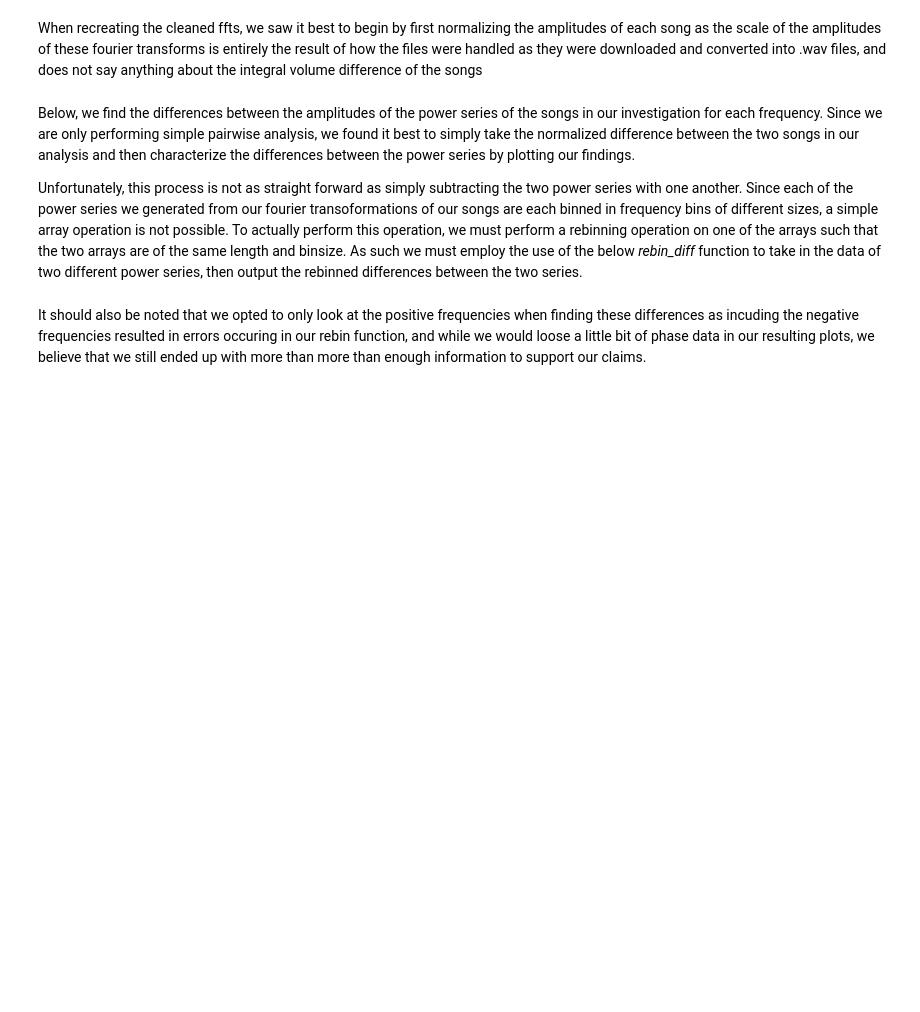
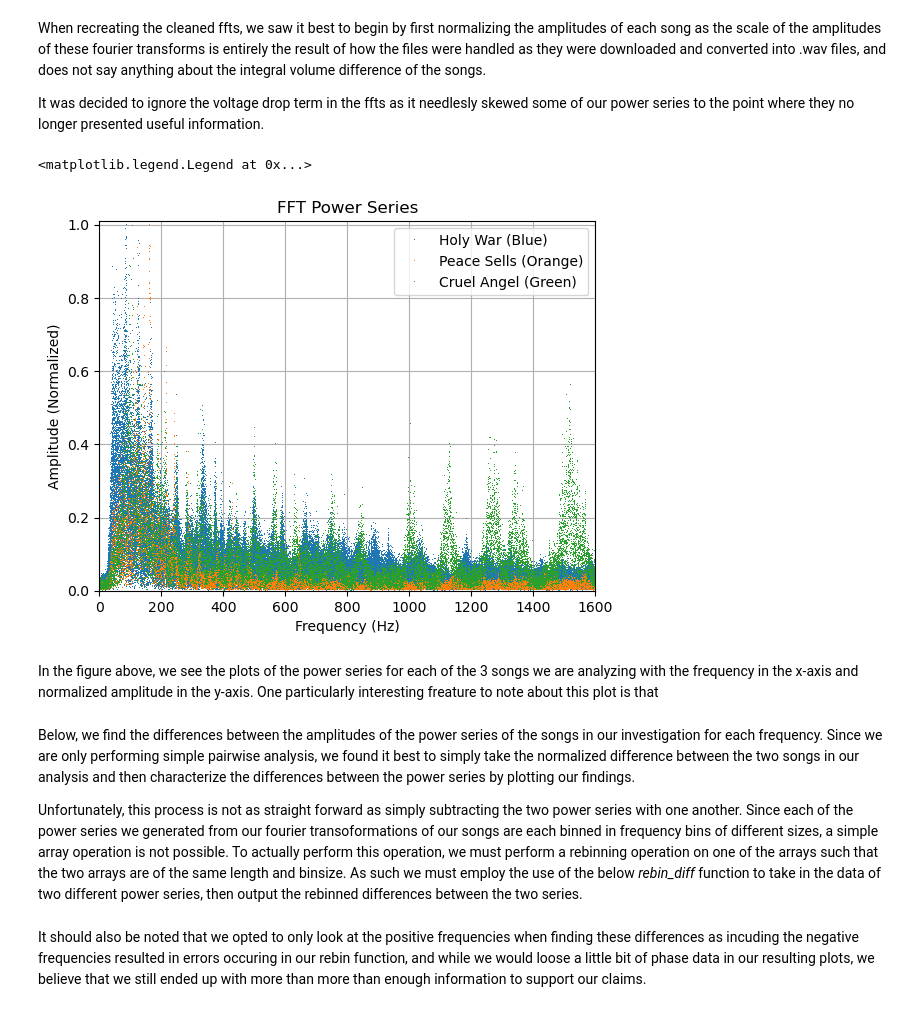
Before and after one commit to coldmayo/Megadeth-Analysis, a Jupyter notebook: ppw_analysis.ipynb, the cells around one changed output. Cells and saved outputs as stored; diff of their text form; code cells hidden in the pictures; blank space fills up the shorter version.

```diff
--- a/ppw_analysis.ipynb
+++ b/ppw_analysis.ipynb
@@ -64,5 +66,7 @@ hw_cleaned_fft = (2/hw_N)*fft(hw_intro)
 
 cat_cleaned_fft = (2/cat_N)*fft(cat_intro)
 # %% [markdown]
-When recreating the cleaned ffts, we saw it best to begin by first normalizing the amplitudes of each song as the scale of the amplitudes of these fourier transforms is entirely the result of how the files were handled as they were downloaded and converted into .wav files, and does not say anything about the integral volume difference of the songs
+When recreating the cleaned ffts, we saw it best to begin by first normalizing the amplitudes of each song as the scale of the amplitudes of these fourier transforms is entirely the result of how the files were handled as they were downloaded and converted into .wav files, and does not say anything about the integral volume difference of the songs.
+
+It was decided to ignore the voltage drop term in the ffts as it needlesly skewed some of our power series to the point where they no longer presented useful information.
 # %%
@@ -74,3 +83,23 @@ cat_norm_fft = cat_cleaned_fft/np.max(cat_cleaned_fft)
+# %%
+# due to a very strange error in the cleaning function, we must make sure to redefine our
+# cat_N variable based on the actual length of the cat_freq array
+cat_N = len(cat_freq)
+
+plt.plot(hw_freq[0:hw_N//2], np.abs(hw_norm_fft[0:hw_N//2]), marker = ",", linestyle="", label = "Holy War (Blue)")
+plt.plot(ps_freq[0:ps_N//2], np.abs(ps_norm_fft[0:ps_N//2]), marker = ",", linestyle="", label = "Peace Sells (Orange)")
+plt.plot(ps_freq[0:cat_N//2], np.abs(cat_norm_fft[0:cat_N//2]), marker = ",", linestyle="", label = "Cruel Angel (Green)")
+
+plt.title("FFT Power Series")
+plt.ylabel("Amplitude (Normalized)")
+plt.xlabel("Frequency (Hz)")
+plt.axis([0,1600,0,1.01])
+plt.grid()
+plt.legend()
+# %% [output]
+<matplotlib.legend.Legend at 0x...>
+[figure, added]
+# %% [markdown]
+In the figure above, we see the plots of the power series for each of the 3 songs we are analyzing with the frequency in the x-axis and normalized amplitude in the y-axis. One particularly interesting freature to note about this plot is that
 # %% [markdown]
 Below, we find the differences between the amplitudes of the power series of the songs in our investigation for each frequency. Since we are only performing simple pairwise analysis, we found it best to simply take the normalized difference between the two songs in our analysis and then characterize the differences between the power series by plotting our findings.
 
```
Also changed, not shown: parts of 8 cells of this notebook.
